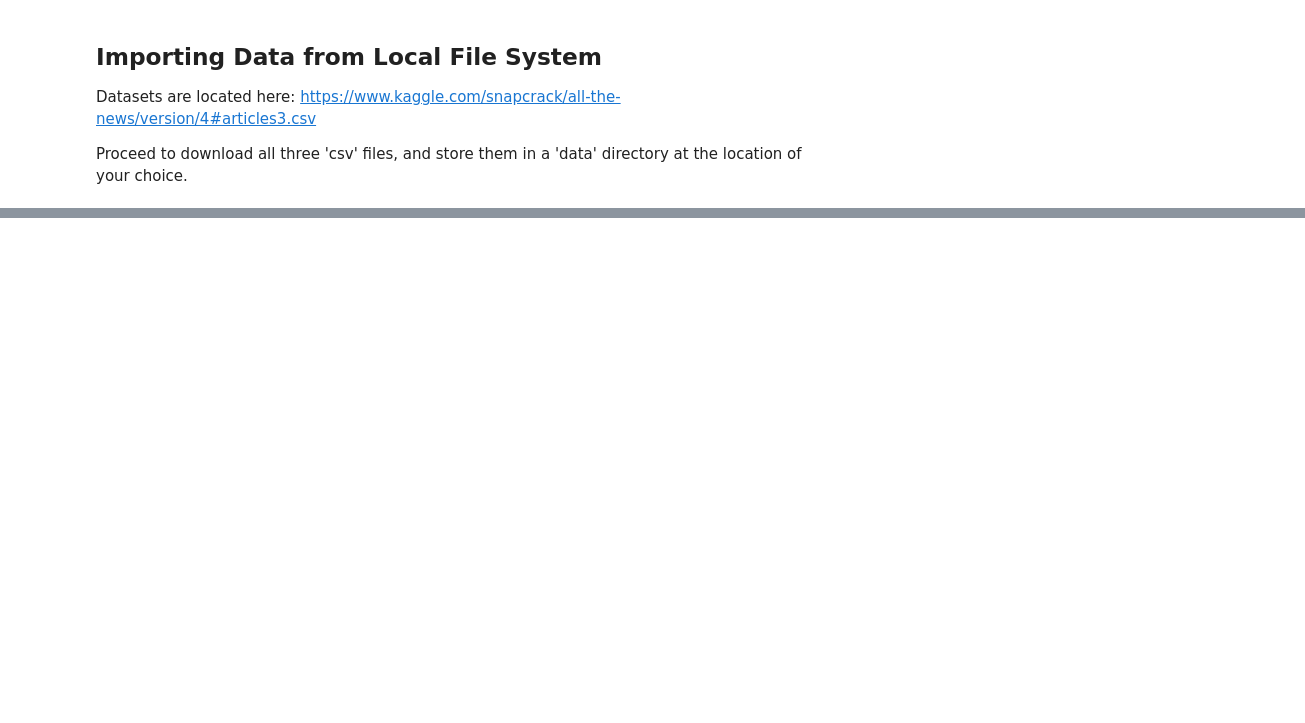
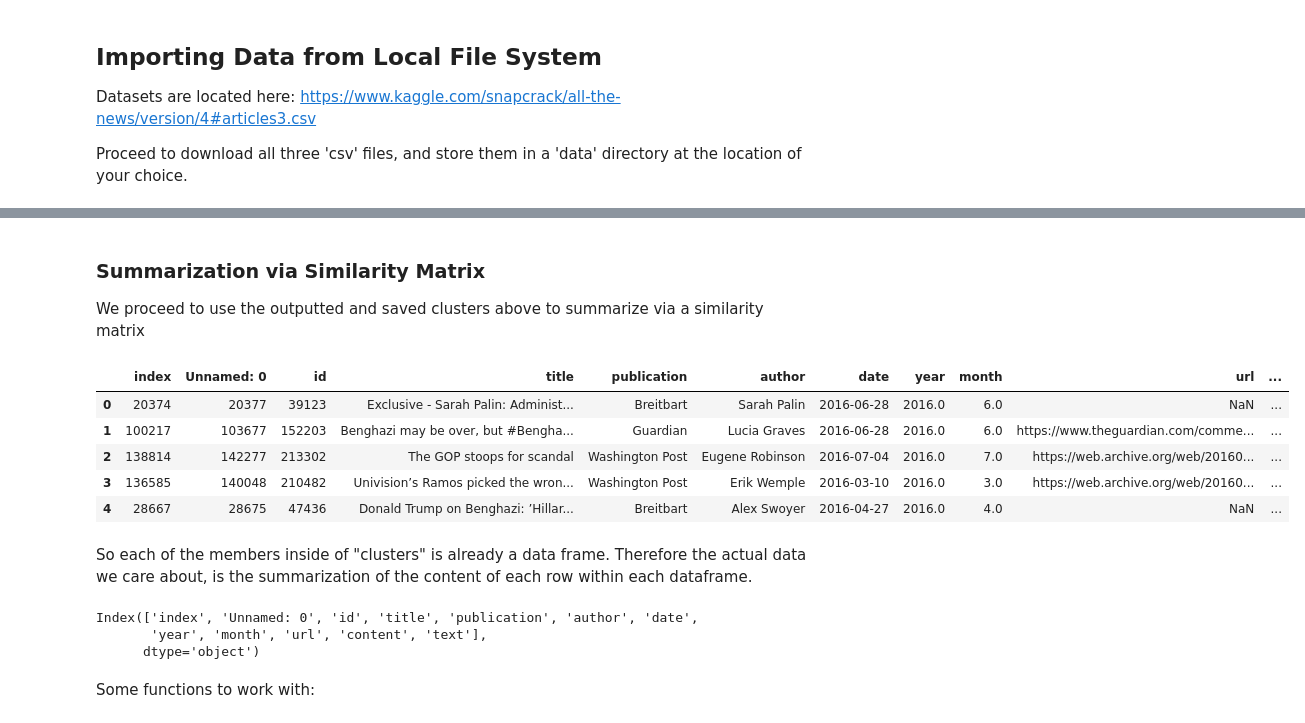
Before and after one commit to s-miramontes/News_Filter, a Jupyter notebook: Pilot/Data Cleanse and Clustering Models.ipynb, the cells around one changed output, grey strips where cells are left out. Saved outputs shown, nothing was run; the diff lists cells and outputs as text; code cells hidden in the pictures; blank space fills up the shorter version.

```diff
--- a/Pilot/Data Cleanse and Clustering Models.ipynb
+++ b/Pilot/Data Cleanse and Clustering Models.ipynb
@@ -269,0 +514,10 @@ Rio Highlights: Simone Biles Wins All-Around; Michael Phelps Gets 22nd Gold
+# %% [markdown]
+### Summarization via Similarity Matrix
+
+We proceed to use the outputted and saved clusters above to summarize via a similarity matrix
+# %%
+# importing the csv files
+lst_files = ['News_Filter/Pilot/clusters/cluster1.csv',
+             'News_Filter/Pilot/clusters/cluster2.csv',
+             'News_Filter/Pilot/clusters/cluster3.csv']
+clusters = Parallel(n_jobs=3)(delayed(pd.read_csv)(csv_file) for csv_file in lst_files)
@@ -269,0 +528,18 @@ Rio Highlights: Simone Biles Wins All-Around; Michael Phelps Gets 22nd Gold
+# %%
+# how do these clusters look like?
+clusters[0]
+# %% [output]
+|  | index | Unnamed: 0 | id | title | publication | author | date | year | month | url | ... |
+| 0 | 20374 | 20377 | 39123 | Exclusive - Sarah Palin: Administ... | Breitbart | Sarah Palin | 2016-06-28 | 2016.0 | 6.0 | NaN | ... |
+| 1 | 100217 | 103677 | 152203 | Benghazi may be over, but #Bengha... | Guardian | Lucia Graves | 2016-06-28 | 2016.0 | 6.0 | https://www.theguardian.com/comme... | ... |
+| 2 | 138814 | 142277 | 213302 | The GOP stoops for scandal | Washington Post | Eugene Robinson | 2016-07-04 | 2016.0 | 7.0 | https://web.archive.org/web/20160... | ... |
+| 3 | 136585 | 140048 | 210482 | Univision’s Ramos picked the wron... | Washington Post | Erik Wemple | 2016-03-10 | 2016.0 | 3.0 | https://web.archive.org/web/20160... | ... |
+| 4 | 28667 | 28675 | 47436 | Donald Trump on Benghazi: ’Hillar... | Breitbart | Alex Swoyer | 2016-04-27 | 2016.0 | 4.0 | NaN | ... |
+# %% [markdown]
+So each of the members inside of "clusters" is already a data frame. Therefore the actual data we care about, is the summarization of the content of each row within each dataframe.
+# %%
+clusters[0].columns
+# %% [output]
+Index(['index', 'Unnamed: 0', 'id', 'title', 'publication', 'author', 'date',
+       'year', 'month', 'url', 'content', 'text'],
+      dtype='object')
@@ -269,0 +551,2 @@ Rio Highlights: Simone Biles Wins All-Around; Michael Phelps Gets 22nd Gold
+# %% [markdown]
+Some functions to work with:
```
Also changed, not shown: parts of 115 cells of this notebook.
